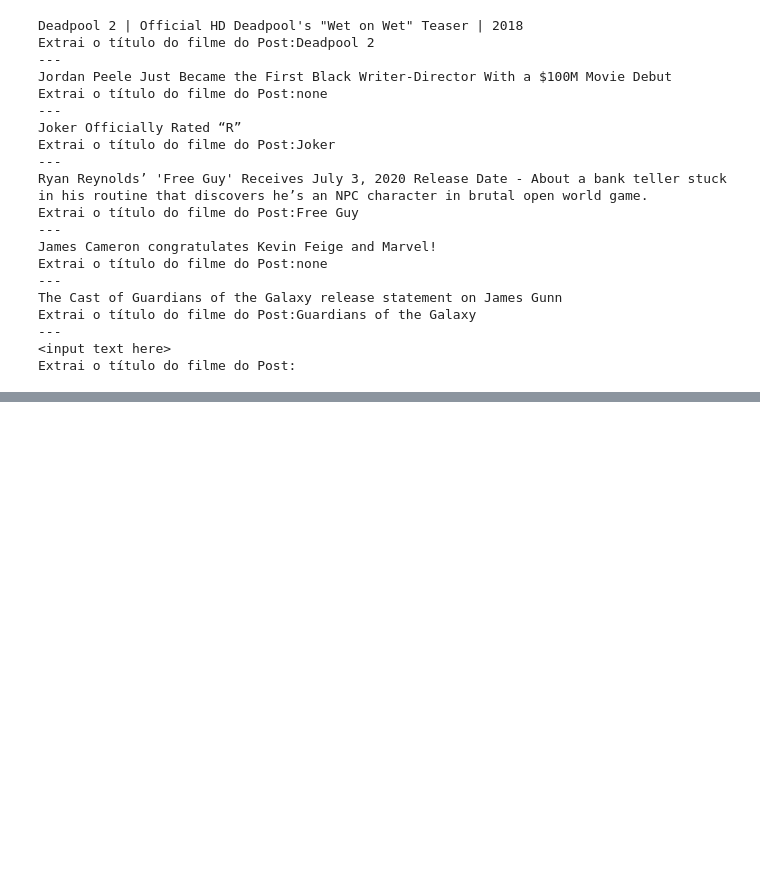
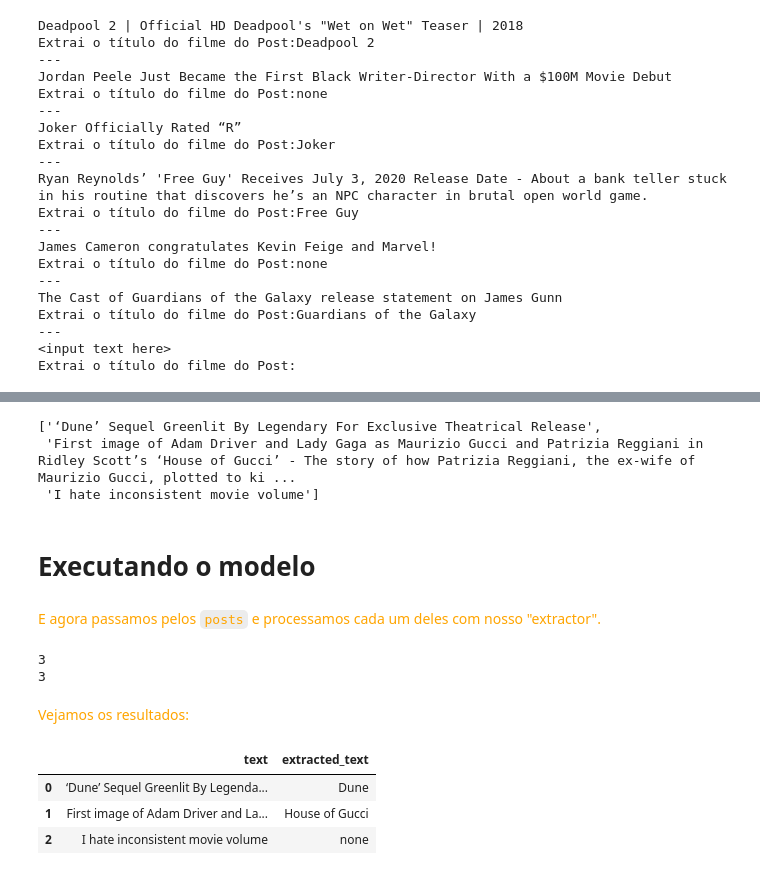
Before and after one commit to EddyGiusepe/Large_Language_Models_LLMs, a Jupyter notebook: Using_a_LLM_for_Entity_Extraction/Using_a_Large_Language_Model_for_Entity_Extraction.ipynb, the cells around one changed output, grey strips where cells are left out. Saved outputs shown, nothing was run; the diff lists cells and outputs as text; code cells hidden in the pictures; blank space fills up the shorter version.

```diff
--- a/Using_a_LLM_for_Entity_Extraction/Using_a_Large_Language_Model_for_Entity_Extraction.ipynb
+++ b/Using_a_LLM_for_Entity_Extraction/Using_a_Large_Language_Model_for_Entity_Extraction.ipynb
@@ -272,0 +331,45 @@ Extrai o título do filme do Post:
+# %%
+num_posts = 3
+
+movies_list = get_post_titles(size=num_posts,
+      after=str(int(datetime.datetime(2021,1,1,0,0).timestamp())),
+      before=str(int(datetime.datetime(2022,1,1,0,0).timestamp())),
+      subreddit="movies",
+      sort_type="score",
+      sort="score")
+
+# Mostra a lista
+movies_list
+# %% [output]
+['‘Dune’ Sequel Greenlit By Legendary For Exclusive Theatrical Release',
+ 'First image of Adam Driver and Lady Gaga as Maurizio Gucci and Patrizia Reggiani in Ridley Scott’s ‘House of Gucci’ - The story of how Patrizia Reggiani, the ex-wife of Maurizio Gucci, plotted to ki ...
+ 'I hate inconsistent movie volume']
+# %% [markdown]
+# Executando o modelo
+# %% [markdown]
+<font color="orange">E agora passamos pelos `posts` e processamos cada um deles com nosso "extractor".</font>
+# %%
+results = []
+for text in tqdm(movies_list):
+    try:
+        extracted_text = cohereMovieExtractor.extract(text)
+        results.append(extracted_text)
+    except Exception as e:
+        print('ERROR: ', e)
+# %%
+# Temos tamanhos difrentes:
+
+print(len(movies_list))
+print(len(results))
+# %% [output]
+3
+3
+# %% [markdown]
+<font color="orange">Vejamos os resultados:</font>
+# %%
+pd.DataFrame(data={'text': movies_list, 'extracted_text': results})
+# %% [output]
+|  | text | extracted_text |
+| 0 | ‘Dune’ Sequel Greenlit By Legenda... | Dune |
+| 1 | First image of Adam Driver and La... | House of Gucci |
+| 2 | I hate inconsistent movie volume | none |
```
Also changed, not shown: parts of 26 cells of this notebook.
